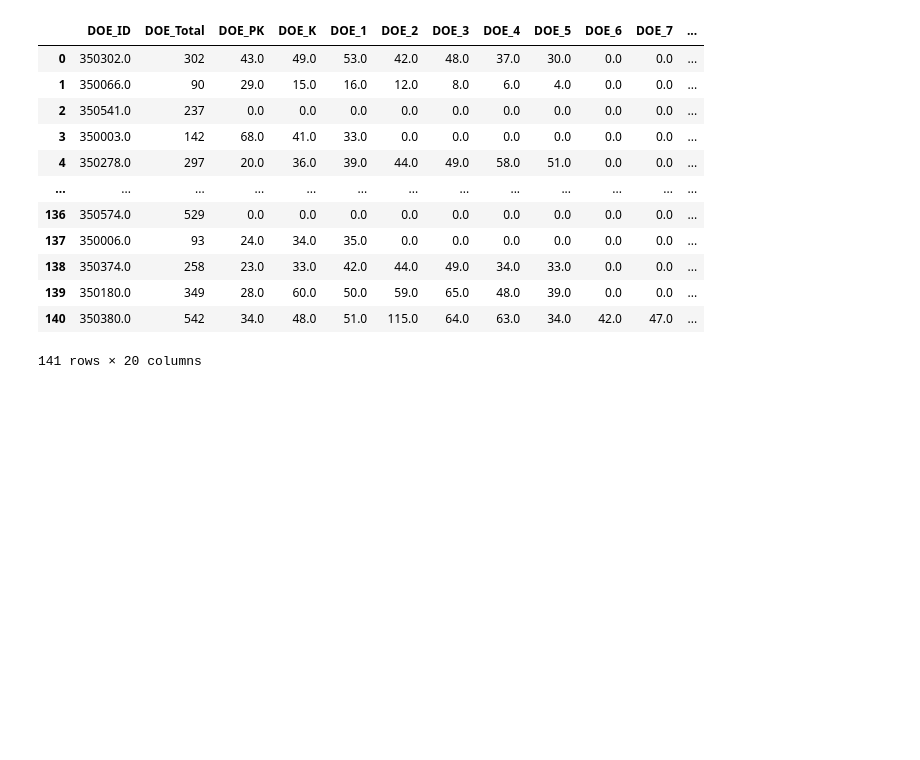
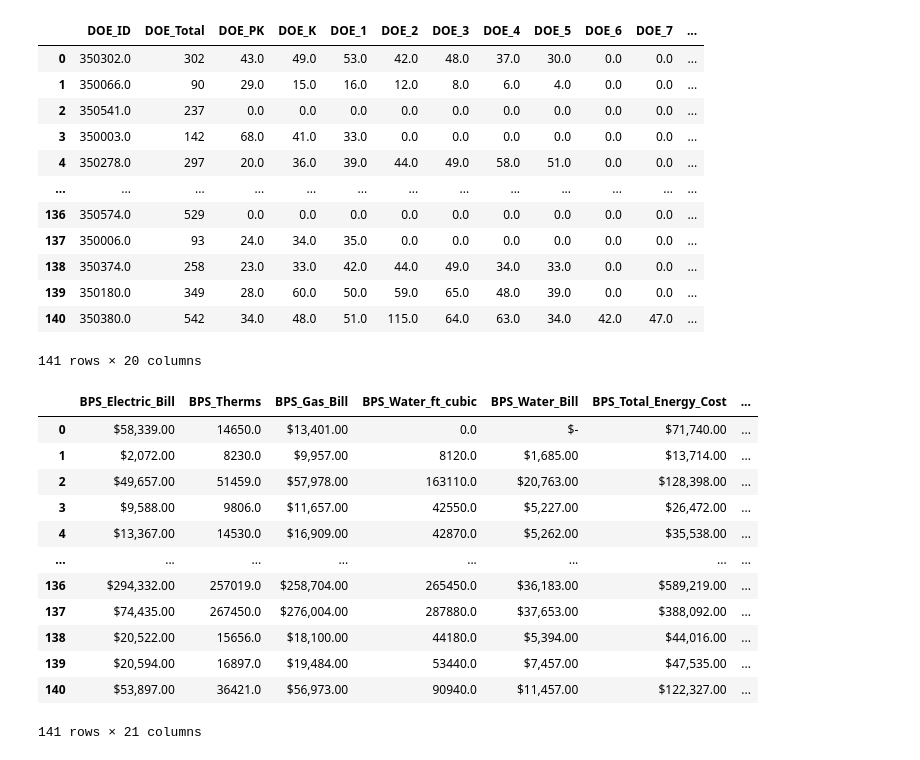
Before and after one commit to mike-laccavole/boston-public-schools-2015, a Jupyter notebook: notebooks/Untitled.ipynb, the cells around one changed output. Cells and saved outputs as stored; diff of their text form; code cells hidden in the pictures; blank space fills up the shorter version.

Commit message:
Fixing of currency values in bills columns with created fucntion

```diff
--- a/notebooks/Untitled.ipynb
+++ b/notebooks/Untitled.ipynb
@@ -305,3 +305,19 @@ bos[bos.columns[16:36]]
 | 139 | 350180.0 | 349 | 28.0 | 60.0 | 50.0 | 59.0 | 65.0 | 48.0 | 39.0 | 0.0 | 0.0 | ... |
 | 140 | 350380.0 | 542 | 34.0 | 48.0 | 51.0 | 115.0 | 64.0 | 63.0 | 34.0 | 42.0 | 47.0 | ... |
 141 rows × 20 columns
+# %%
+bos[bos.columns[35:56]]
+# %% [output]
+|  | BPS_Electric_Bill | BPS_Therms | BPS_Gas_Bill | BPS_Water_ft_cubic | BPS_Water_Bill | BPS_Total_Energy_Cost | ... |
+| 0 | $58,339.00 | 14650.0 | $13,401.00 | 0.0 | $- | $71,740.00 | ... |
+| 1 | $2,072.00 | 8230.0 | $9,957.00 | 8120.0 | $1,685.00 | $13,714.00 | ... |
+| 2 | $49,657.00 | 51459.0 | $57,978.00 | 163110.0 | $20,763.00 | $128,398.00 | ... |
+| 3 | $9,588.00 | 9806.0 | $11,657.00 | 42550.0 | $5,227.00 | $26,472.00 | ... |
+| 4 | $13,367.00 | 14530.0 | $16,909.00 | 42870.0 | $5,262.00 | $35,538.00 | ... |
+| ... | ... | ... | ... | ... | ... | ... | ... |
+| 136 | $294,332.00 | 257019.0 | $258,704.00 | 265450.0 | $36,183.00 | $589,219.00 | ... |
+| 137 | $74,435.00 | 267450.0 | $276,004.00 | 287880.0 | $37,653.00 | $388,092.00 | ... |
+| 138 | $20,522.00 | 15656.0 | $18,100.00 | 44180.0 | $5,394.00 | $44,016.00 | ... |
+| 139 | $20,594.00 | 16897.0 | $19,484.00 | 53440.0 | $7,457.00 | $47,535.00 | ... |
+| 140 | $53,897.00 | 36421.0 | $56,973.00 | 90940.0 | $11,457.00 | $122,327.00 | ... |
+141 rows × 21 columns
```
Also changed, not shown: parts of 11 cells of this notebook.
